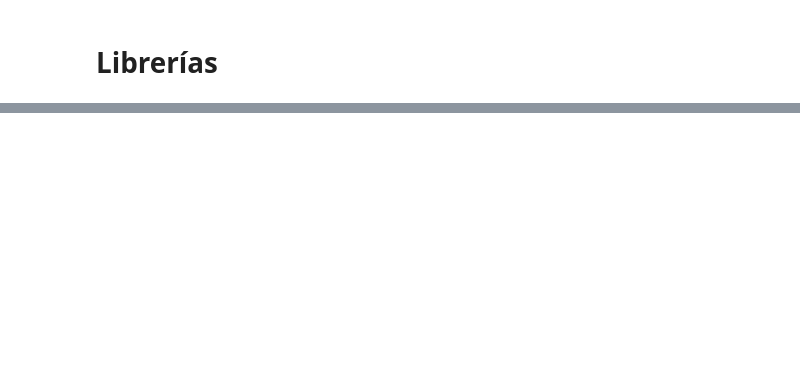
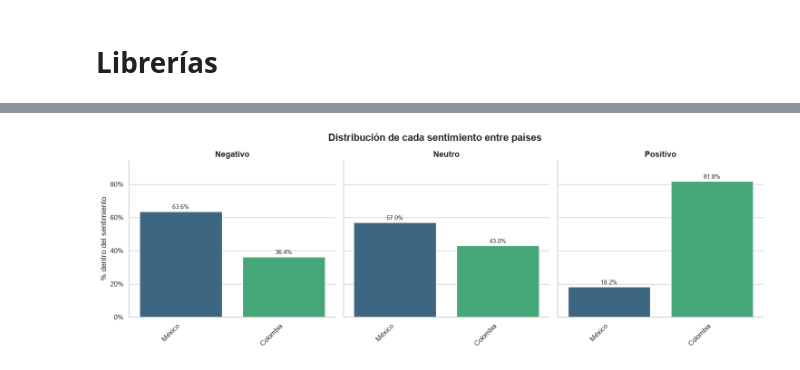
Before and after one commit to Diegopp25/corpus_y_entrenamiento_nlp_migra_venezolana, a Jupyter notebook: Transformation/main_notebook.ipynb, the cells around one changed output, grey strips where cells are left out. Saved outputs shown, nothing was run; the diff lists cells and outputs as text; code cells hidden in the pictures; blank space fills up the shorter version.

```diff
--- a/Transformation/main_notebook.ipynb
+++ b/Transformation/main_notebook.ipynb
@@ -148,0 +120,64 @@ class MultiTaskDataset(Dataset):
+# %%
+
+# ==========================
+# Distribución de cada sentimiento entre países
+# ==========================
+
+# 1. Conteo y porcentaje dentro de cada sentimiento
+sentiment_country = (
+    df.groupby(["sentimiento", "Pais"])
+      .size()
+      .reset_index(name="count")
+)
+
+sentiment_country["pct_sent"] = (
+    sentiment_country["count"]
+    / sentiment_country.groupby("sentimiento")["count"].transform("sum")
+    * 100
+)
+
+# 2. Orden consistente de países (de mayor a menor volumen total)
+orden_paises = (
+    df["Pais"].value_counts().index.tolist()
+)
+
+# 3. Estilo general
+sns.set_theme(style="whitegrid", context="notebook")
+
+# 4. Gráfico
+g = sns.catplot(
+    data=sentiment_country,
+    x="Pais",
+    y="pct_sent",
+    hue="Pais",              # evita el FutureWarning de palette sin hue
+    order=orden_paises,
+    hue_order=orden_paises,
+    col="sentimiento",
+    kind="bar",
+    palette="viridis",
+    legend=False,
+    sharey=True,             # misma escala para comparar entre sentimientos
+    height=4.5,
+    aspect=1.1,
+    edgecolor="white",
+)
+
+# 5. Títulos y etiquetas
+g.set_titles("{col_name}", size=13, weight="bold")
+g.set_axis_labels("", "% dentro del sentimiento")
+g.figure.suptitle(
+    "Distribución de cada sentimiento entre países",
+    fontsize=16, weight="bold", y=1.05
+)
+
+# 6. Etiquetas de valor sobre cada barra y rotación de ejes
+for ax in g.axes.flat:
+    ax.tick_params(axis="x", rotation=45)
+    for label in ax.get_xticklabels():
+        label.set_ha("right")
+    for container in ax.containers:
+        ax.bar_label(container, fmt="%.1f%%", padding=2, fontsize=9)
+    ax.set_ylim(0, sentiment_country["pct_sent"].max() * 1.15)  # espacio para etiquetas
+    ax.yaxis.set_major_formatter(plt.FuncFormatter(lambda v, _: f"{v:.0f}%"))
+# %% [output]
+[figure, added]
```
Also changed, not shown: parts of 17 cells of this notebook.
